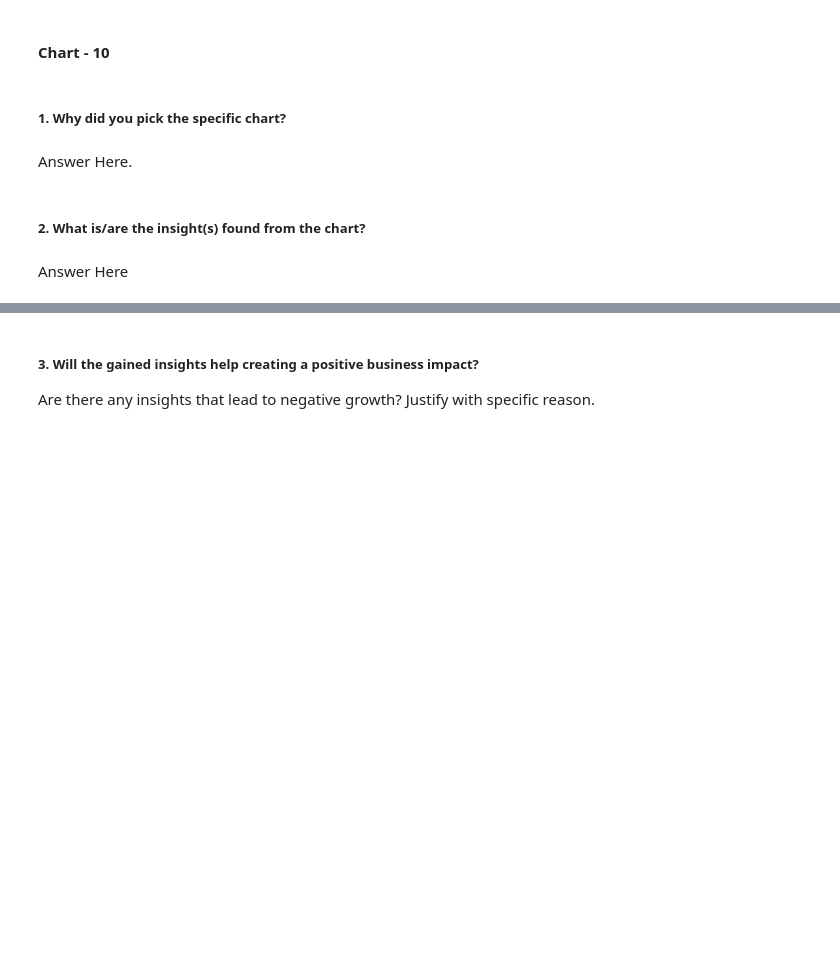
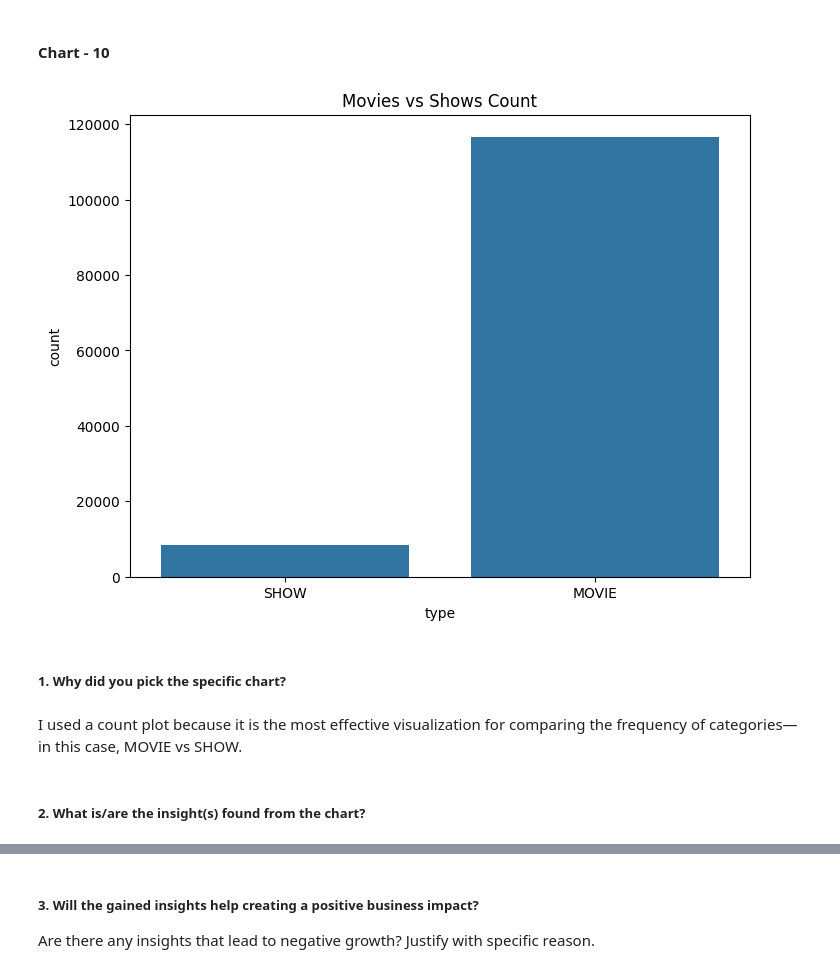
Before and after one commit to Rupeshyadv/AmazonPrime_EDA-, a Jupyter notebook: Sample_EDA_Submission_Template.ipynb, the cells around one changed output, grey strips where cells are left out. Drawn from its saved outputs; the diff is of its cells as text; code cells hidden in the pictures; blank space fills up the shorter version.

```diff
--- a/Sample_EDA_Submission_Template.ipynb
+++ b/Sample_EDA_Submission_Template.ipynb
@@ -930,8 +1065,16 @@ Answer Here
+# %%
+# movies vs shows
+# Goal -> Compare the number of Movies vs Shows on the platform
+
+plt.figure(figsize=(8,6))
+sns.countplot(data=merged_df, x='type')
+plt.title("Movies vs Shows Count")
+plt.show()
+# %% [output]
+[figure, added]
 # %% [markdown]
 ##### 1. Why did you pick the specific chart?
-# %% [markdown]
-Answer Here.
+# %% [markdown]
+I used a count plot because it is the most effective visualization for comparing the frequency of categories—in this case, MOVIE vs SHOW.
 # %% [markdown]
 ##### 2. What is/are the insight(s) found from the chart?
-# %% [markdown]
-Answer Here
```
Also changed, not shown: parts of 82 cells of this notebook.
